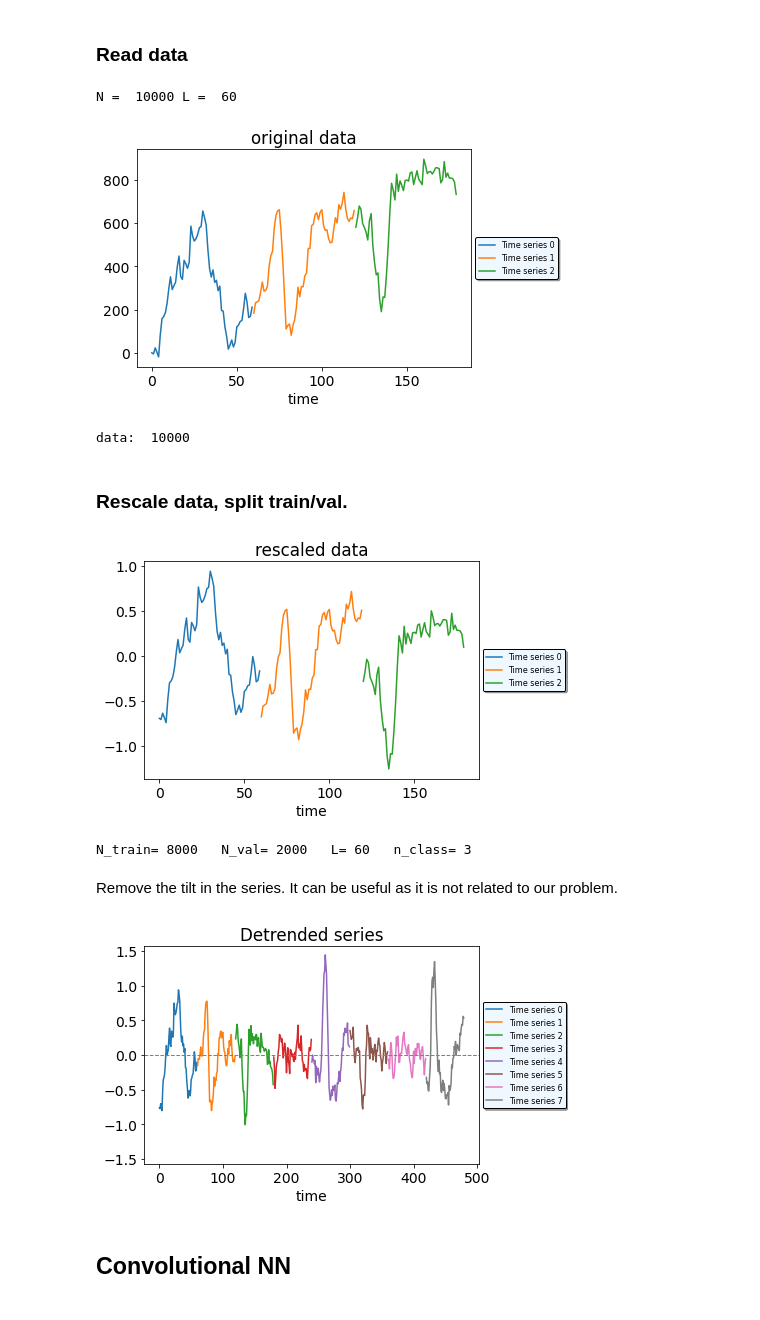
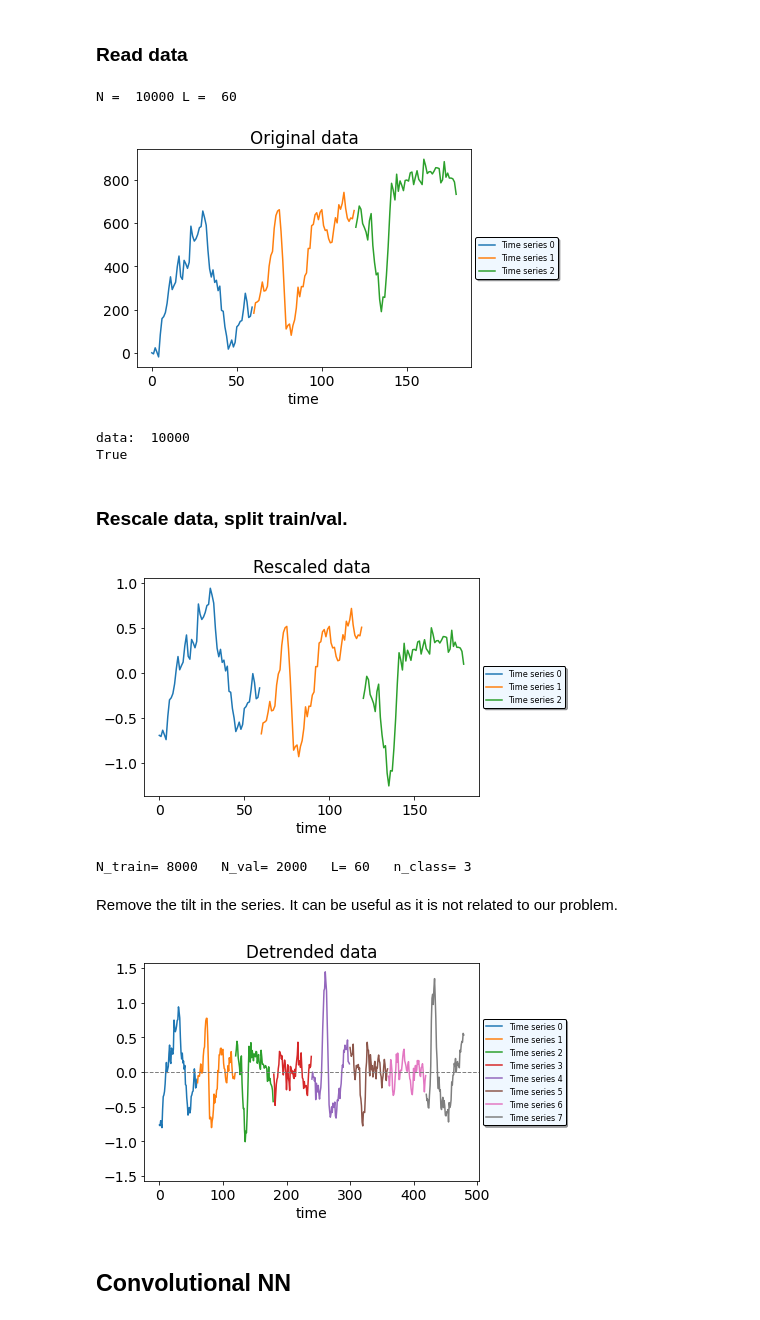
Before and after one commit to PaoloZinesi/ComputationalPhysics_modB, a Jupyter notebook: 03_CNN/analyze_time-series.ipynb, the cells around one changed output. Saved outputs shown, nothing was run; the diff lists cells and outputs as text; code cells hidden in the pictures.

```diff
--- a/03_CNN/analyze_time-series.ipynb
+++ b/03_CNN/analyze_time-series.ipynb
@@ -24,25 +24,27 @@ N,L = len(x), len(x[0])
 
 print('N = ', N, 'L = ', L)
 
-Show_data(x,L,"original data")
+Show_data(x,L,"Original data")
 
 categ = np.loadtxt(fnamey, dtype=int)
 n_class = 3    # y.argmax() - y.argmin() +1
 print('data: ',N)
 
 # convert y to an (N x n_class) matrix
-y = np.zeros((N,n_class))
-for i in range(N):
-    y[i][categ[i]] = 1.
+
+# Directly pass to one hot encoding avoiding the for cycle
+y =tf.keras.utils.to_categorical(categ, n_class)
 # %% [output]
 N =  10000 L =  60
 [figure]
 data:  10000
+True
 # %% [markdown]
 ### Rescale data, split train/val.
 # %%
 # remove average value of each sample from its values
 xm = x.mean(axis=1)
+# subtract the mean avoiding the for cycle
 x = (x.T - xm.T).T
 
 
@@ -50,7 +52,7 @@ x = (x.T - xm.T).T
 x = x/400
 # x = x/np.std(x) # if axis is not specified it computes the standard deviation of the flattened array
 
-Show_data(x,L,"rescaled data")
+Show_data(x,L,"Rescaled data")
 
 perc_train=0.8
 N_train = int(perc_train*N)
@@ -71,24 +73,24 @@ x_train = x_train.reshape(x_train.shape[0], L, 1)
 x_val =  x_val.reshape(x_val.shape[0], L, 1)
 input_shape = (L, 1)
 # %% [output]
-[figure, old version]
+[figure, new version]
 N_train= 8000   N_val= 2000   L= 60   n_class= 3
 # %% [markdown]
 Remove the tilt in the series. It can be useful as it is not related to our problem.
 # %%
 from scipy import signal
 x_detrended = signal.detrend(x)
 
-Show_data(x_detrended, L, 'Detrended series', 8, show=False)
+Show_data(x_detrended, L, 'Detrended data', 8, show=False)
 ax = plt.gca()
 ax.axhline(0, c="gray", linestyle='--', linewidth=1)
 low, high = plt.ylim()
 bound = bound = max(abs(low), abs(high))
 ax.set_ylim(-bound, bound)
 
 plt.show()
 # %% [output]
-[figure, old version]
+[figure, new version]
 # %% [markdown]
 ## Convolutional NN
 # %%
```
Also changed, not shown: parts of 5 cells of this notebook, 2 other files.
